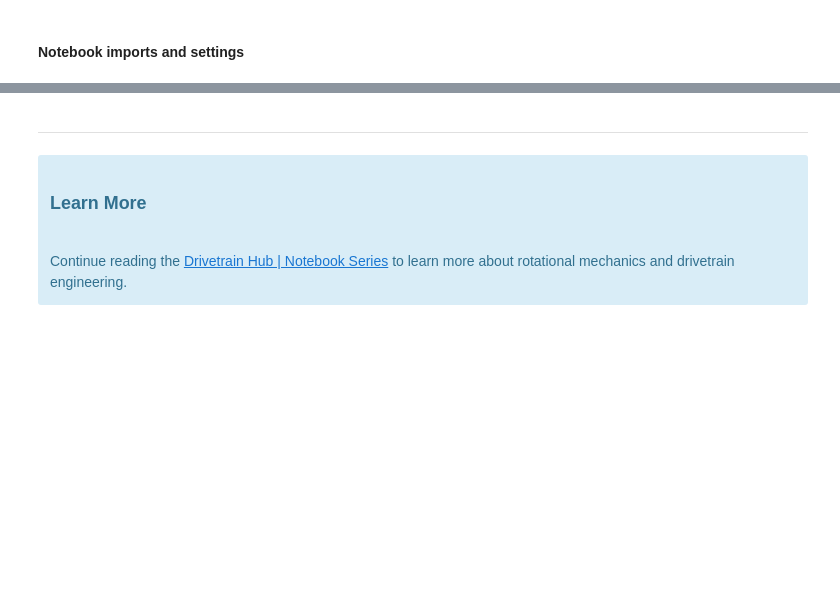
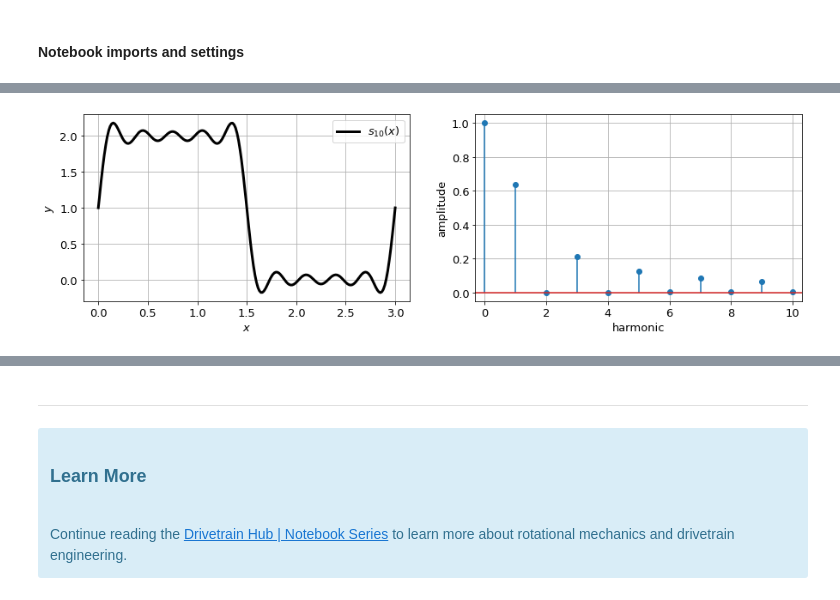
Before and after one commit to drivetrainhub/notebooks-fundamentals, a Jupyter notebook: rotational_mechanics/Chapter 1 - Math Primer.ipynb, the cells around one changed output, grey strips where cells are left out. Saved outputs shown, nothing was run; the diff lists cells and outputs as text; code cells hidden in the pictures; blank space fills up the shorter version.

```diff
--- a/rotational_mechanics/Chapter 1 - Math Primer.ipynb
+++ b/rotational_mechanics/Chapter 1 - Math Primer.ipynb
@@ -267,0 +628,51 @@ TODO
+# %%
+# INPUTS
+# ------
+amplitude = 2
+period = 3
+duty_cycle = 0.5
+n_harmonics = 10
+
+# OUTPUTS
+# -------
+# create figure
+fig = plt.figure(figsize=[15, 4])
+
+# plot square wave Fourier series
+ax = fig.add_subplot(1, 2, 1)
+x, y = mp.fourier_series_square_wave(amplitude, period, duty_cycle, n_harmonics)
+ax.plot(x, y, 'k', linewidth=3, label=f'$s_{{{n_harmonics}}}(x)$')
+plt.xlabel('$x$')
+plt.ylabel('$y$')
+plt.legend()
+plt.grid()
+
+# calculate FFT
+ns = len(x)
+dt = x[1] - x[0]
+sp = np.fft.fft(y)
+amplitudes = np.abs(sp) / ns  # normalized by `ns` for accurate amplitudes
+phases = np.angle(sp)
+freq = np.fft.fftfreq(ns, d=dt)
+n_periods = 1
+orders = freq / (freq[1] * n_periods)
+
+# index amplitudes above a specified threshold
+i_keep = np.where(np.logical_and(amplitudes > 0.01 * max(amplitudes), orders >= 0))
+
+# plot FFT
+ax = fig.add_subplot(1, 2, 2)
+ax.stem(orders, amplitudes, use_line_collection=True)
+plt.xlim([-.3, n_harmonics + 0.3])
+plt.xlabel('harmonic')
+
+# alternatively use frequency
+# ax.stem(freq, amplitudes, use_line_collection=True)
+# plt.xlim([-.3, max(freq[i_keep]) + 0.3])
+# plt.xlabel('frequency')
+
+plt.ylabel('amplitude')
+plt.grid()
+plt.show()
+# %% [output]
+[figure, added]
```
Also changed, not shown: parts of 56 cells of this notebook, 28 other files.
